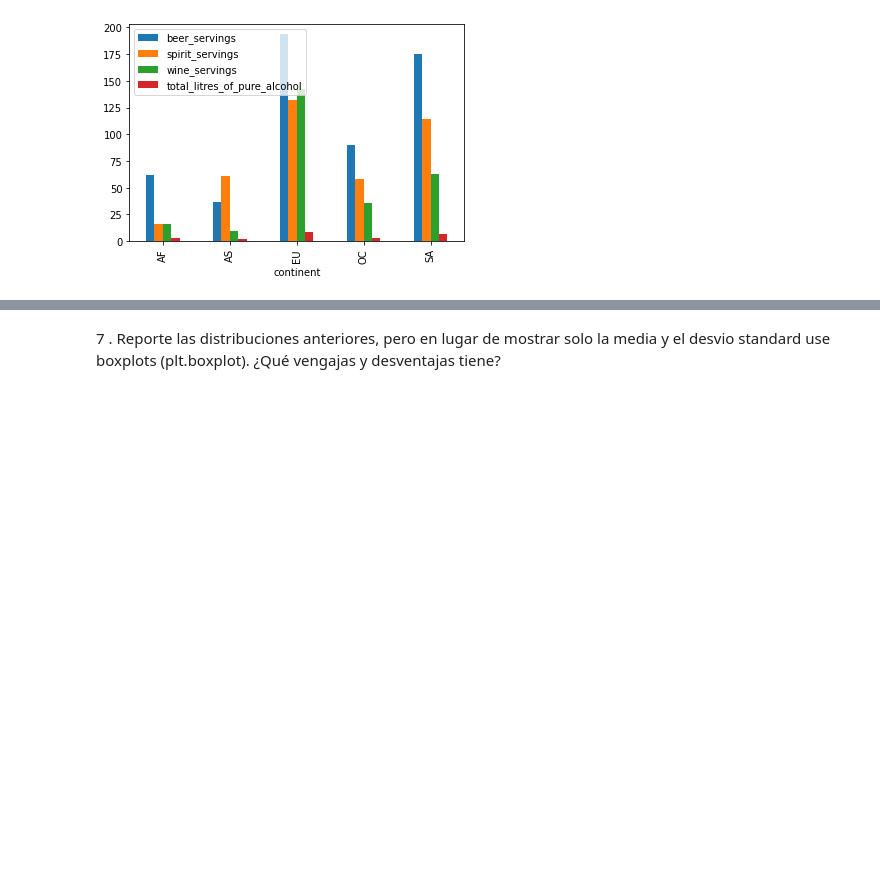
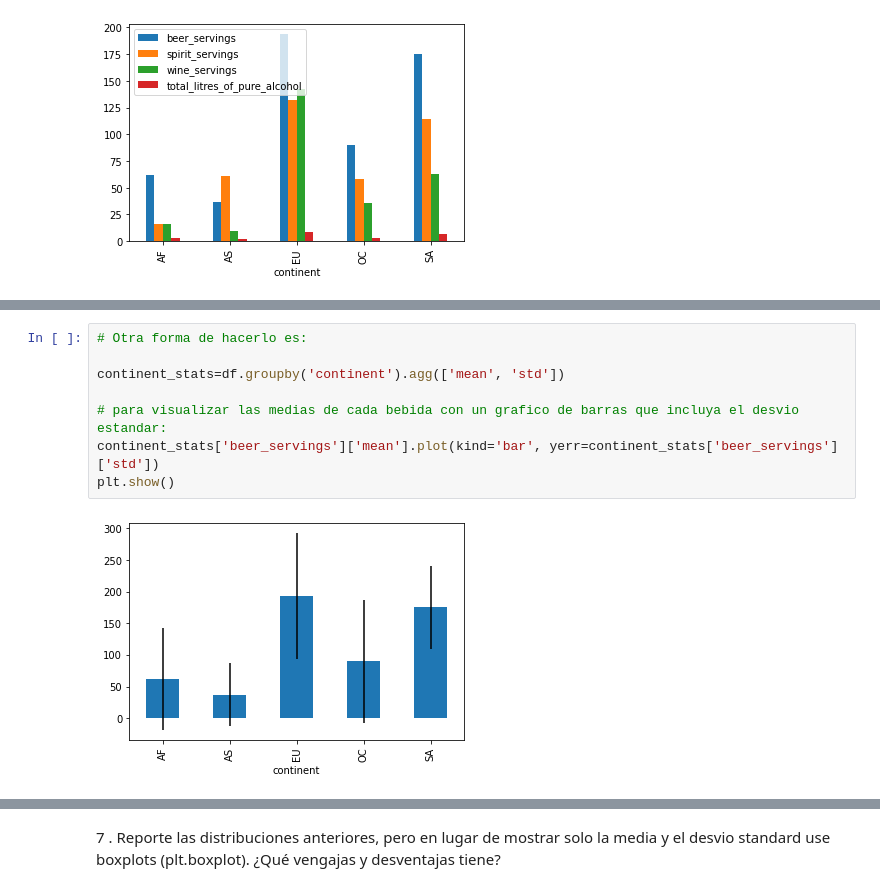
Before and after one commit to Luis-Eduardo-P-Ch/Programacion-para-el-Analisis-de-datos, a Jupyter notebook: Practica5.ipynb, the cells around one changed output, grey strips where cells are left out. Saved outputs shown, nothing was run; the diff lists cells and outputs as text; blank space fills up the shorter version.

```diff
--- a/Practica5.ipynb
+++ b/Practica5.ipynb
@@ -266,0 +296,10 @@ grouped.plot(kind='bar')
+# %%
+# Otra forma de hacerlo es:
+
+continent_stats=df.groupby('continent').agg(['mean', 'std'])
+
+# para visualizar las medias de cada bebida con un grafico de barras que incluya el desvio estandar:
+continent_stats['beer_servings']['mean'].plot(kind='bar', yerr=continent_stats['beer_servings']['std'])
+plt.show()
+# %% [output]
+[figure, added]
```
Also changed, not shown: parts of 15 cells of this notebook.
